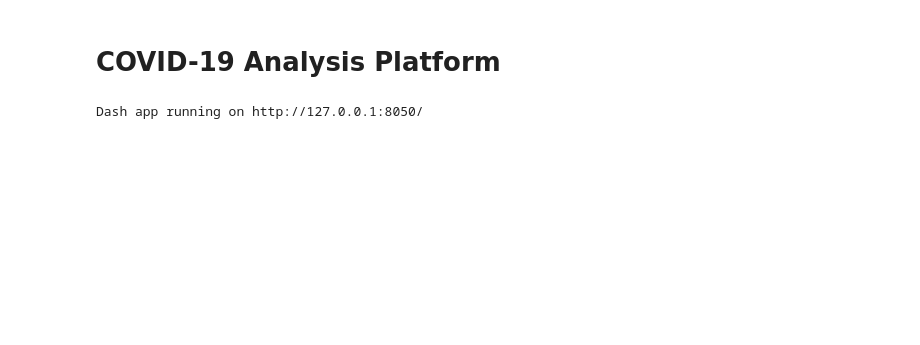
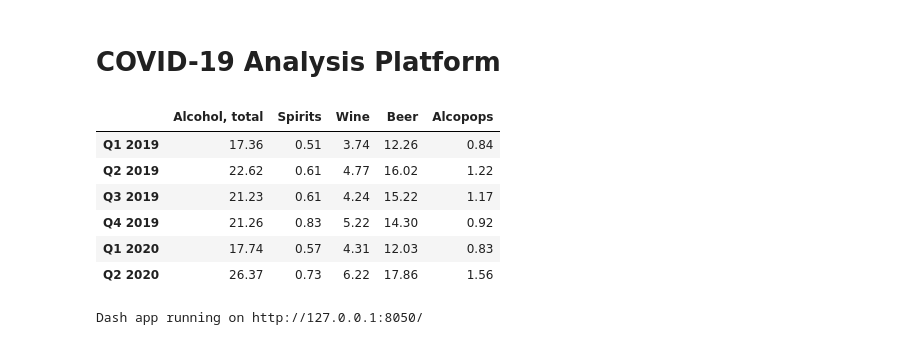
Before and after one commit to sushanthko/CovAP, a Jupyter notebook: CovAP.ipynb, the cells around one changed output. Drawn from its saved outputs; the diff is of its cells as text; code cells hidden in the pictures; blank space fills up the shorter version.

```diff
--- a/CovAP.ipynb
+++ b/CovAP.ipynb
@@ -61,0 +62,43 @@ def getTitleText(text):
+# %%
+# Alcohol sales data
+alcohol_sales = pd.read_csv("Statistics on alcohol sales, by type of beverage, contents and quarter.csv", delimiter=";")
+alcohol_sales = alcohol_sales.set_index("type of beverage")
+alcohol_sales = alcohol_sales.rename(columns={
+ "Sales of alcoholic beverages per capita 15 years and over, as sold (litres) 2019K1": "Q1 2019 Sales",
+ "Sales of alcoholic beverages per capita 15 years and over, as sold (litres) 2019K2": "Q2 2019 Sales",
+ "Sales of alcoholic beverages per capita 15 years and over, as sold (litres) 2019K3": "Q3 2019 Sales",
+ "Sales of alcoholic beverages per capita 15 years and over, as sold (litres) 2019K4": "Q4 2019 Sales",
+ "Sales of alcoholic beverages per capita 15 years and over, as sold (litres) 2020K1": "Q1 2020 Sales",
+ "Sales of alcoholic beverages per capita 15 years and over, as sold (litres) 2020K2": "Q2 2020 Sales",
+ "Sales of alcoholic beverages per capita 15 years (litres) and over, pure alcohol 2019K1": "Q1 2019 Sales pure alcohol",
+ "Sales of alcoholic beverages per capita 15 years (litres) and over, pure alcohol 2019K2": "Q2 2019 Sales pure alcohol",
+ "Sales of alcoholic beverages per capita 15 years (litres) and over, pure alcohol 2019K3": "Q3 2019 Sales pure alcohol",
+ "Sales of alcoholic beverages per capita 15 years (litres) and over, pure alcohol 2019K4": "Q4 2019 Sales pure alcohol",
+ "Sales of alcoholic beverages per capita 15 years (litres) and over, pure alcohol 2020K1": "Q1 2020 Sales pure alcohol",
+ "Sales of alcoholic beverages per capita 15 years (litres) and over, pure alcohol 2020K2": "Q2 2020 Sales pure alcohol",
+})
+
+alcohol_sales_all = alcohol_sales[["Q1 2019 Sales", "Q2 2019 Sales", "Q3 2019 Sales", "Q4 2019 Sales",
+                                   "Q1 2020 Sales", "Q2 2020 Sales"]]
+alcohol_sales_all = alcohol_sales_all.T
+alcohol_sales_all.columns.name = None
+new_indices = [i.replace("Sales", "").strip() for i in alcohol_sales_all.index]
+alcohol_sales_all = alcohol_sales_all.rename(index=dict(zip(alcohol_sales_all.index,new_indices)))
+
+alcohol_sales_pure_alcohol = alcohol_sales[["Q1 2019 Sales pure alcohol", "Q2 2019 Sales pure alcohol",
+                                   "Q3 2019 Sales pure alcohol", "Q4 2019 Sales pure alcohol",
+                                   "Q1 2020 Sales pure alcohol", "Q2 2020 Sales pure alcohol"]]
+alcohol_sales_pure_alcohol = alcohol_sales_pure_alcohol.T
+alcohol_sales_pure_alcohol.columns.name = None
+# new_indices = [i.replace("Sales pure alcohol", "").strip() for i in alcohol_sales_pure_alcohol.index]
+alcohol_sales_pure_alcohol = alcohol_sales_pure_alcohol.rename(
+    index=dict(zip(alcohol_sales_pure_alcohol.index,new_indices)))
+alcohol_sales_all
+# %% [output]
+|  | Alcohol, total | Spirits | Wine | Beer | Alcopops |
+| Q1 2019 | 17.36 | 0.51 | 3.74 | 12.26 | 0.84 |
+| Q2 2019 | 22.62 | 0.61 | 4.77 | 16.02 | 1.22 |
+| Q3 2019 | 21.23 | 0.61 | 4.24 | 15.22 | 1.17 |
+| Q4 2019 | 21.26 | 0.83 | 5.22 | 14.30 | 0.92 |
+| Q1 2020 | 17.74 | 0.57 | 4.31 | 12.03 | 0.83 |
+| Q2 2020 | 26.37 | 0.73 | 6.22 | 17.86 | 1.56 |
```
Also changed, not shown: parts of 11 cells of this notebook, 2 other files.
